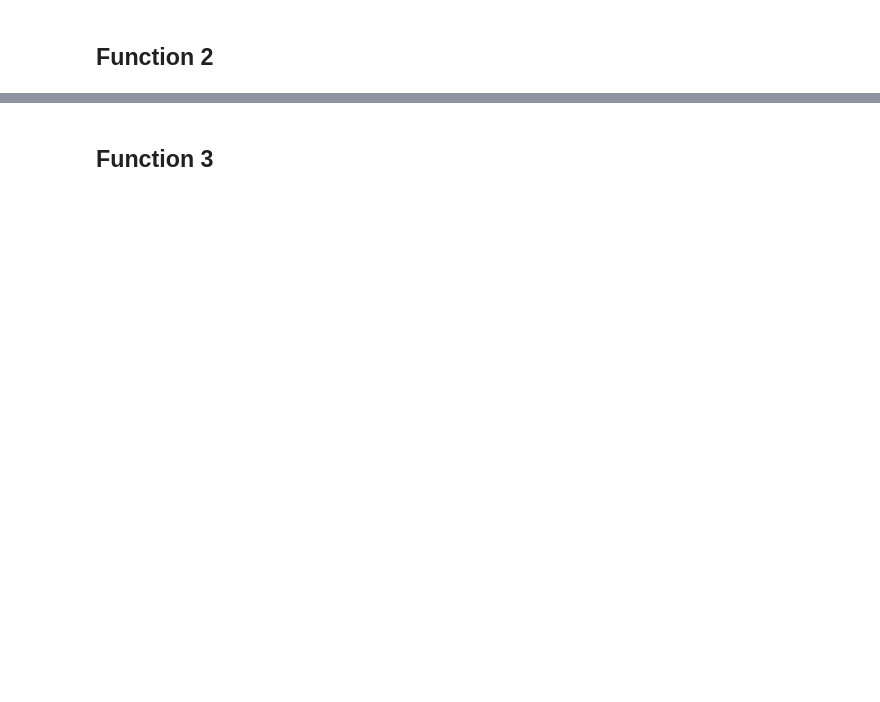
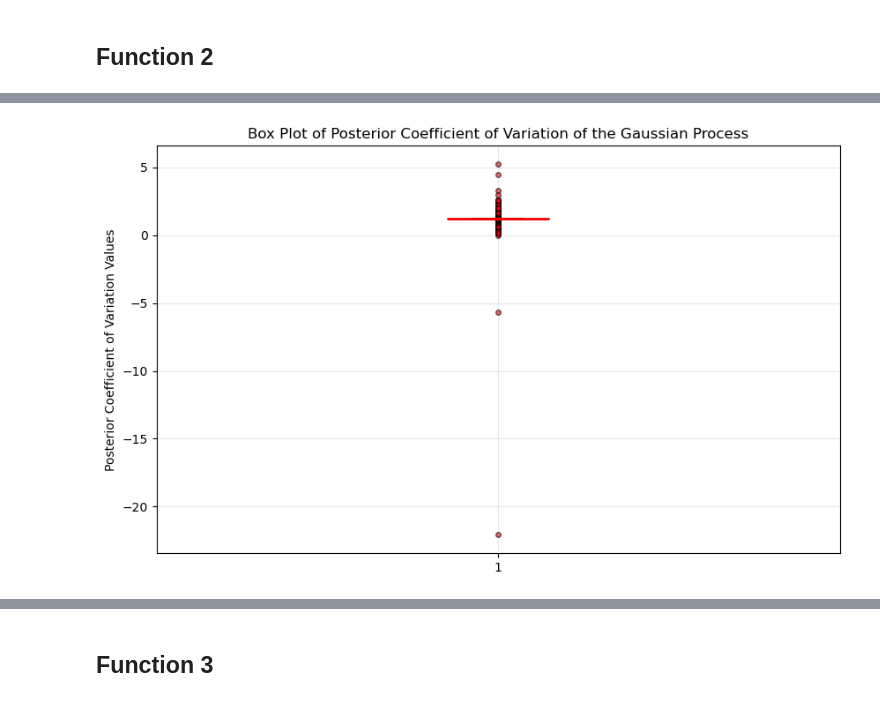
Before and after one commit to Kelly-A-W/Imperial-AI-and-ML-Course-Capstone-Project, a Jupyter notebook: capstone_assignment_14_1.ipynb, the cells around one changed output, grey strips where cells are left out. Cells and saved outputs as stored; diff of their text form; code cells hidden in the pictures; blank space fills up the shorter version.

```diff
--- a/capstone_assignment_14_1.ipynb
+++ b/capstone_assignment_14_1.ipynb
@@ -636,0 +682,8 @@ plot_boxplot(
+# %%
+# Create density plot of post_mean
+plot_boxplot(
+    post_std / post_mean,
+    "Box Plot of Posterior Coefficient of Variation of the Gaussian Process",
+    "Posterior Coefficient of Variation Values")
+# %% [output]
+[figure, added]
```
Also changed, not shown: parts of 52 cells of this notebook.
